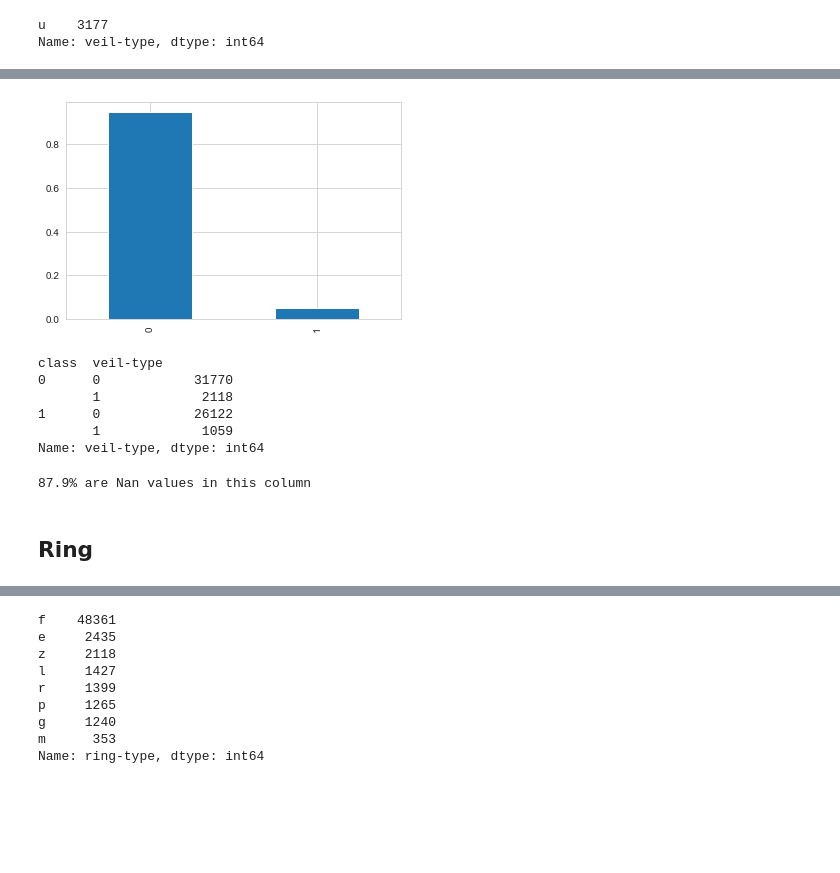
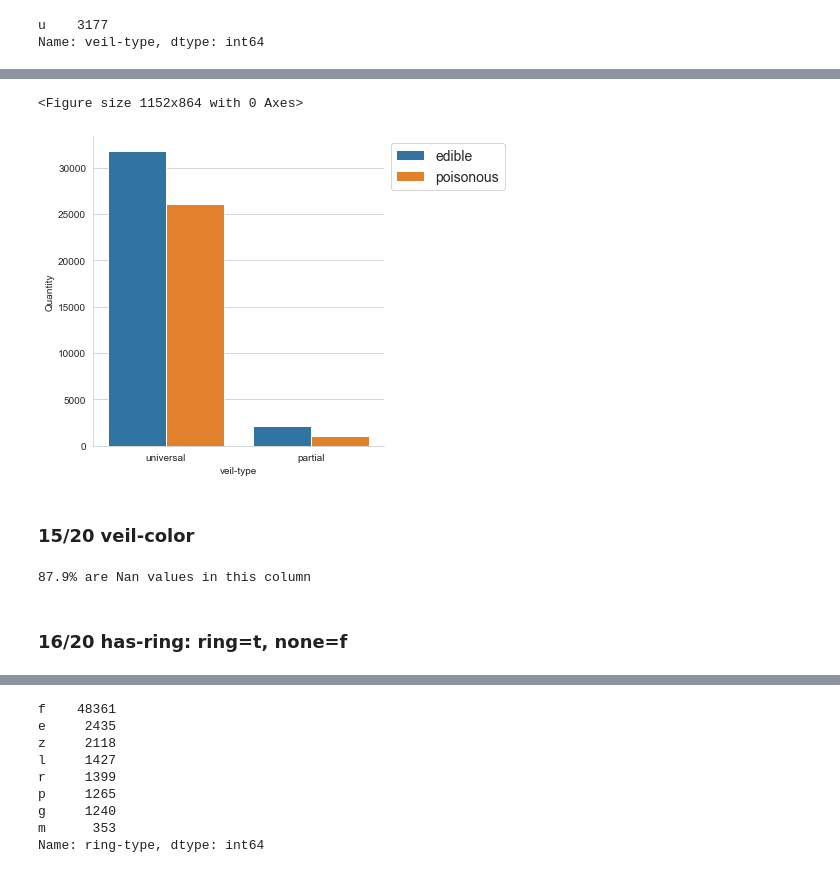
Before and after one commit to AleksanderWernik/Mushrooms, a Jupyter notebook: Grzyby.ipynb, the cells around one changed output, grey strips where cells are left out. Saved outputs shown, nothing was run; the diff lists cells and outputs as text; code cells hidden in the pictures; blank space fills up the shorter version.

```diff
--- a/Grzyby.ipynb
+++ b/Grzyby.ipynb
@@ -78,5 +77,0 @@ plt.show()
-# %%
-# 2 cap-shape: bell=b, conical=c, convex=x, flat=f, sunken=s, spherical=p, others=o
-sns.set_style('whitegrid')
-df['cap-shape'].value_counts(normalize=True).plot(kind='bar')
-plt.show()
@@ -219,16 +285,12 @@ df['veil-type'] = df['veil-type'].replace({'u': 1})
 # %%
-df['veil-type'].astype('int8')
-df['veil-type'].value_counts(normalize=True).plot(kind='bar')
+plt.figure(figsize=(16,12))
+g = sns.catplot(x='veil-type', data=df, kind='count', hue='class', legend=False)
+g.set(xlabel= "veil-type" ,ylabel = 'Quantity', xticklabels=('universal', 'partial'))
+plt.legend(labels=['edible','poisonous'], fontsize=14, loc='upper left', bbox_to_anchor=(1, 1))
 plt.show()
 # %% [output]
+<Figure size 1152x864 with 0 Axes>
-[figure, old version]
+[figure, new version]
-# %%
-df.groupby('class')['veil-type'].value_counts()
-# %% [output]
-class  veil-type
-0      0            31770
-       1             2118
-1      0            26122
-       1             1059
-Name: veil-type, dtype: int64
+# %% [markdown]
+### 15/20 veil-color
 # %%
@@ -237,5 +298,5 @@ print("{:.1%} are Nan values in this column".format(df['veil-color'].isna().sum(
 # %% [output]
 87.9% are Nan values in this column
 # %% [markdown]
-## Ring
+### 16/20 has-ring:  ring=t, none=f
 # %%
```
Also changed, not shown: parts of 51 cells of this notebook.
